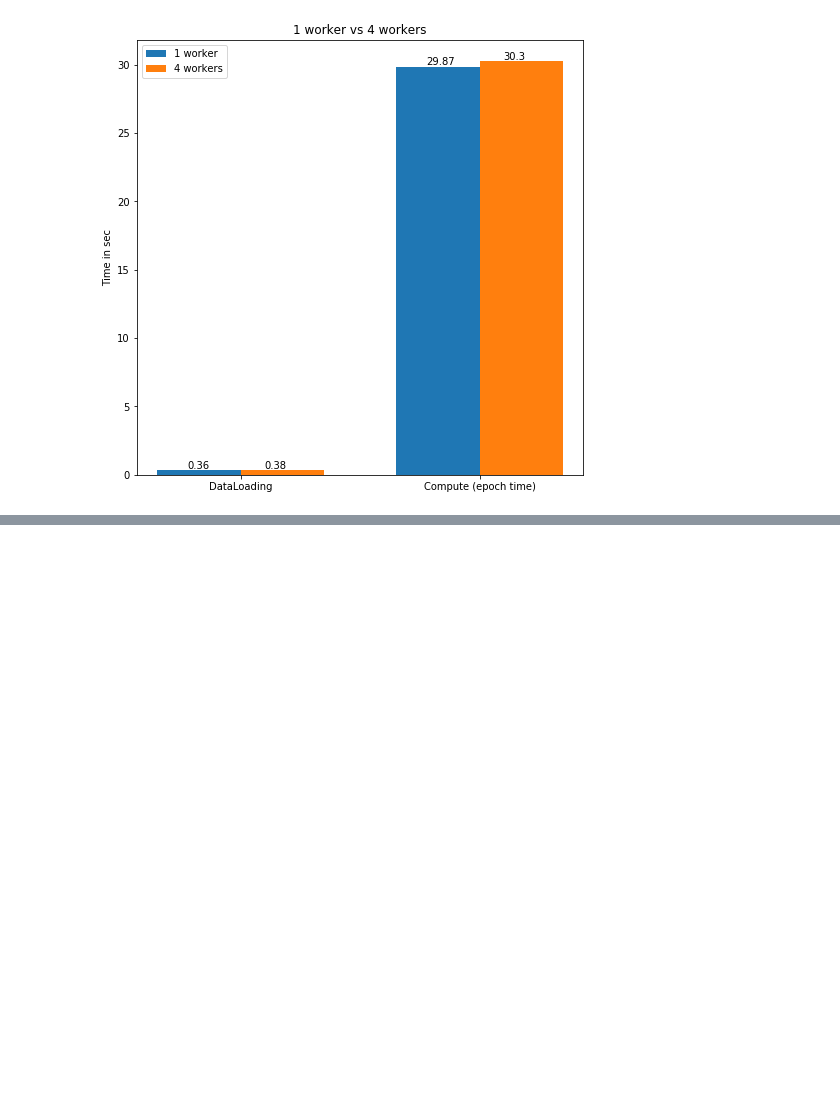
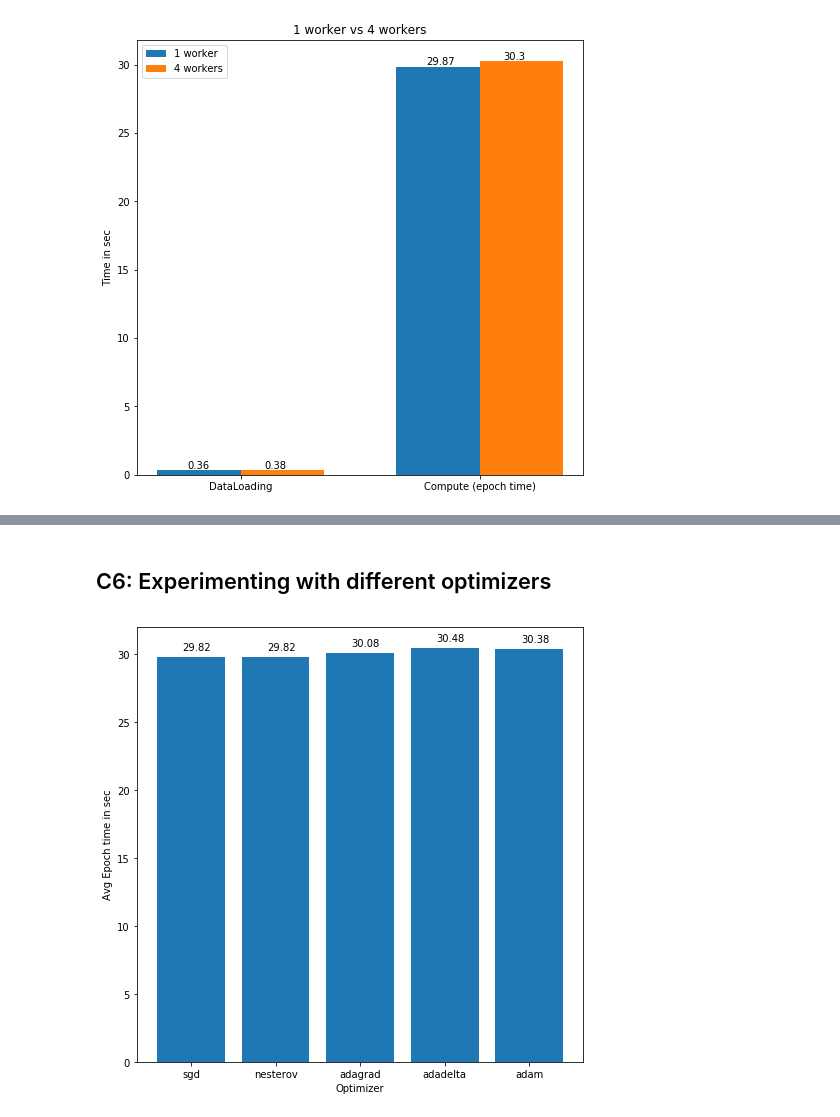
Before and after one commit to srikarym/hpml, a Jupyter notebook: hw2/report.ipynb, the cells around one changed output, grey strips where cells are left out. Drawn from its saved outputs; the diff is of its cells as text; code cells hidden in the pictures; blank space fills up the shorter version.

```diff
--- a/hw2/report.ipynb
+++ b/hw2/report.ipynb
@@ -119,0 +142,28 @@ Both dataloading time and compute time are almost the same for workers = 1 and w
+# %% [markdown]
+## C6: Experimenting with different optimizers
+# %%
+epoch_time = {'sgd':[29.9, 29.8, 29.7,29.8,29.9],
+             'nesterov':[29.9,29.9,29.8, 29.8, 29.7],
+             'adagrad':[30.2, 30, 30.1, 30, 30.1],
+             'adadelta':[30.5, 30.4, 30.5, 30.5, 30.5],
+             'adam':[30.4, 30.3, 30.4, 30.4, 30.4]}
+
+epoch_time = {k:np.mean(v) for k,v in epoch_time.items()}
+
+loss_training = {'sgd':0.976, 'nesterov':0.821, 'adagrad': 0.689, 'adadelta': 0.674, 'adam':0.637}
+precision_test = {'sgd':66.01, 'nesterov':67.04, 'adagrad': 70.01, 'adadelta': 73.60, 'adam':74.08}
+# %%
+y_pos = np.arange(5)
+
+k,v = list(epoch_time.keys()), list(epoch_time.values())
+plt.figure(figsize = (8,8))
+plt.bar(y_pos, v, align = 'center')
+plt.xticks(y_pos, k)
+plt.xlabel('Optimizer')
+plt.ylabel('Avg Epoch time in sec')
+
+for i in range(len(y_pos)):
+    plt.text(x = y_pos[i] - 0.1 , y = v[i]+0.5, s = "{0:.2f}".format(v[i]) , size = 10)
+plt.show()
+# %% [output]
+[figure, added]
```
Also changed, not shown: parts of 13 cells of this notebook, 46 other files.
